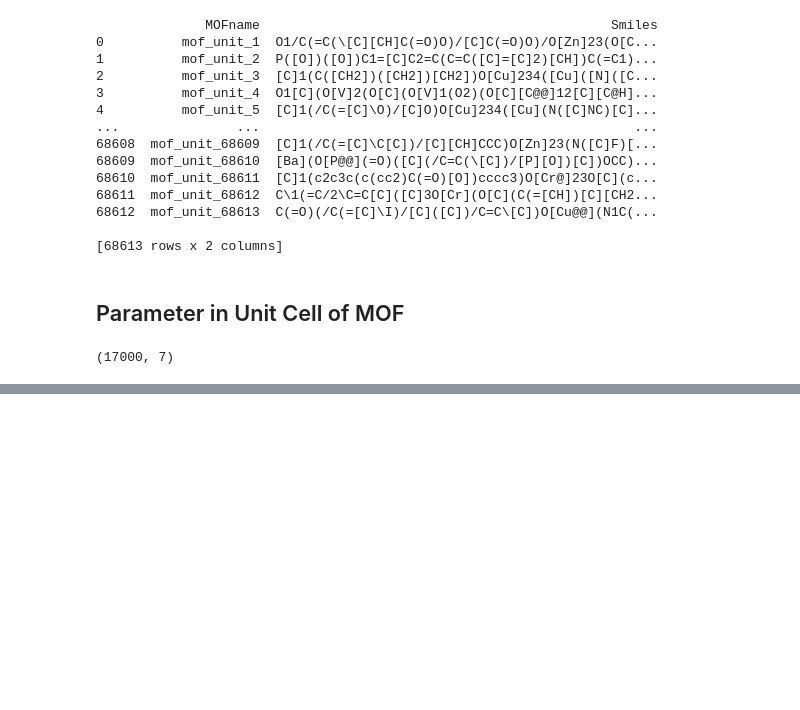
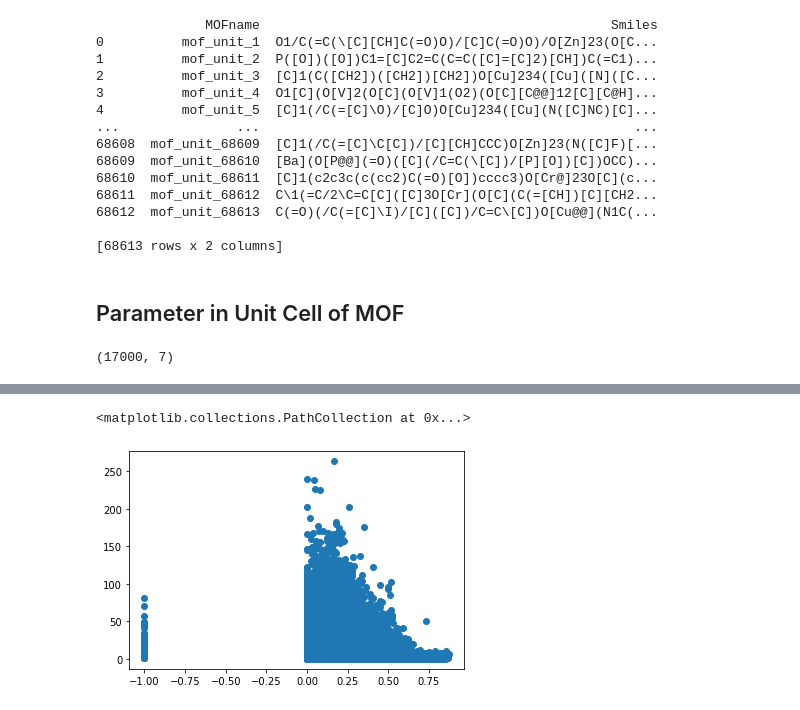
Before and after one commit to NewGamezzz/TMLCC, a Jupyter notebook: visualize.ipynb, the cells around one changed output, grey strips where cells are left out. Cells and saved outputs as stored; diff of their text form; code cells hidden in the pictures; blank space fills up the shorter version.

```diff
--- a/visualize.ipynb
+++ b/visualize.ipynb
@@ -331,0 +392,5 @@ df_join = df.join(df_paramdd.set_index('MOFname'), on='MOFname')
+# %%
+plt.scatter(df['void_fraction'], error)
+# %% [output]
+<matplotlib.collections.PathCollection at 0x...>
+[figure, added]
```
Also changed, not shown: parts of 8 cells of this notebook, 28 other files.
